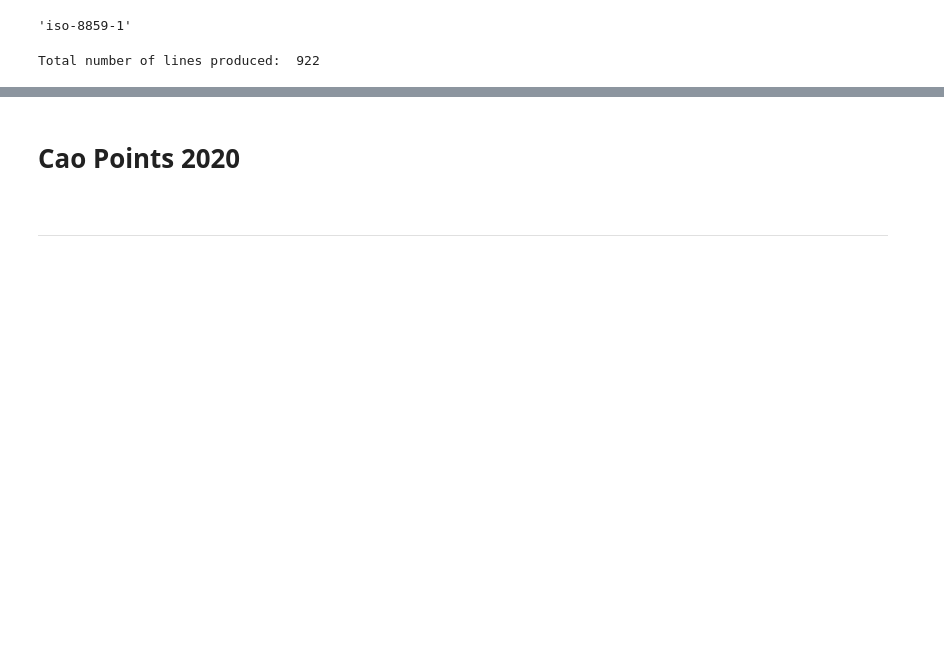
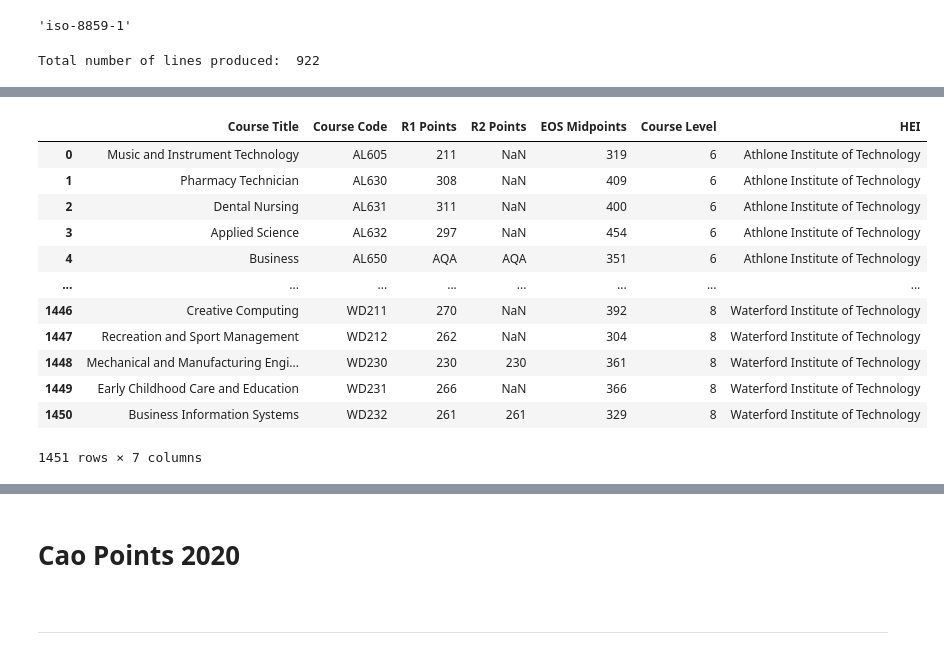
Before and after one commit to Cossie01/Fundamentals-of-Data-Analysis-Assessment, a Jupyter notebook: cao.ipynb, the cells around one changed output, grey strips where cells are left out. Saved outputs shown, nothing was run; the diff lists cells and outputs as text; code cells hidden in the pictures; blank space fills up the shorter version.

```diff
--- a/cao.ipynb
+++ b/cao.ipynb
@@ -92,0 +108,4 @@ Total number of lines produced:  922
+# %%
+df2021= pd.read_excel("http://www2.cao.ie/points/CAOPointsCharts2021.xlsx",  skiprows =11) #creating the data frame, skipping the first few lines.
+
+print(df2021.head()) #checkign the first few lines
@@ -92,0 +139,18 @@ Total number of lines produced:  922
+# %%
+df2021 = df2021.drop(df2021.columns[[0,4,6,7,8,12,13,14]], axis=1) #removing the first column, last, column AVP, column Test, column R1 Random,column R2 Random, EOS Points, Ros Random.
+# %%
+df2021 #checking the df again to see if the right columns were correctly removed.
+# %% [output]
+|  | Course Title | Course Code | R1 Points | R2 Points | EOS Midpoints | Course Level | HEI |
+| 0 | Music and Instrument Technology | AL605 | 211 | NaN | 319 | 6 | Athlone Institute of Technology |
+| 1 | Pharmacy Technician | AL630 | 308 | NaN | 409 | 6 | Athlone Institute of Technology |
+| 2 | Dental Nursing | AL631 | 311 | NaN | 400 | 6 | Athlone Institute of Technology |
+| 3 | Applied Science | AL632 | 297 | NaN | 454 | 6 | Athlone Institute of Technology |
+| 4 | Business | AL650 | AQA | AQA | 351 | 6 | Athlone Institute of Technology |
+| ... | ... | ... | ... | ... | ... | ... | ... |
+| 1446 | Creative Computing | WD211 | 270 | NaN | 392 | 8 | Waterford Institute of Technology |
+| 1447 | Recreation and Sport Management | WD212 | 262 | NaN | 304 | 8 | Waterford Institute of Technology |
+| 1448 | Mechanical and Manufacturing Engi... | WD230 | 230 | 230 | 361 | 8 | Waterford Institute of Technology |
+| 1449 | Early Childhood Care and Education | WD231 | 266 | NaN | 366 | 8 | Waterford Institute of Technology |
+| 1450 | Business Information Systems | WD232 | 261 | 261 | 329 | 8 | Waterford Institute of Technology |
+1451 rows × 7 columns
```
Also changed, not shown: parts of 27 cells of this notebook, 23 other files.
